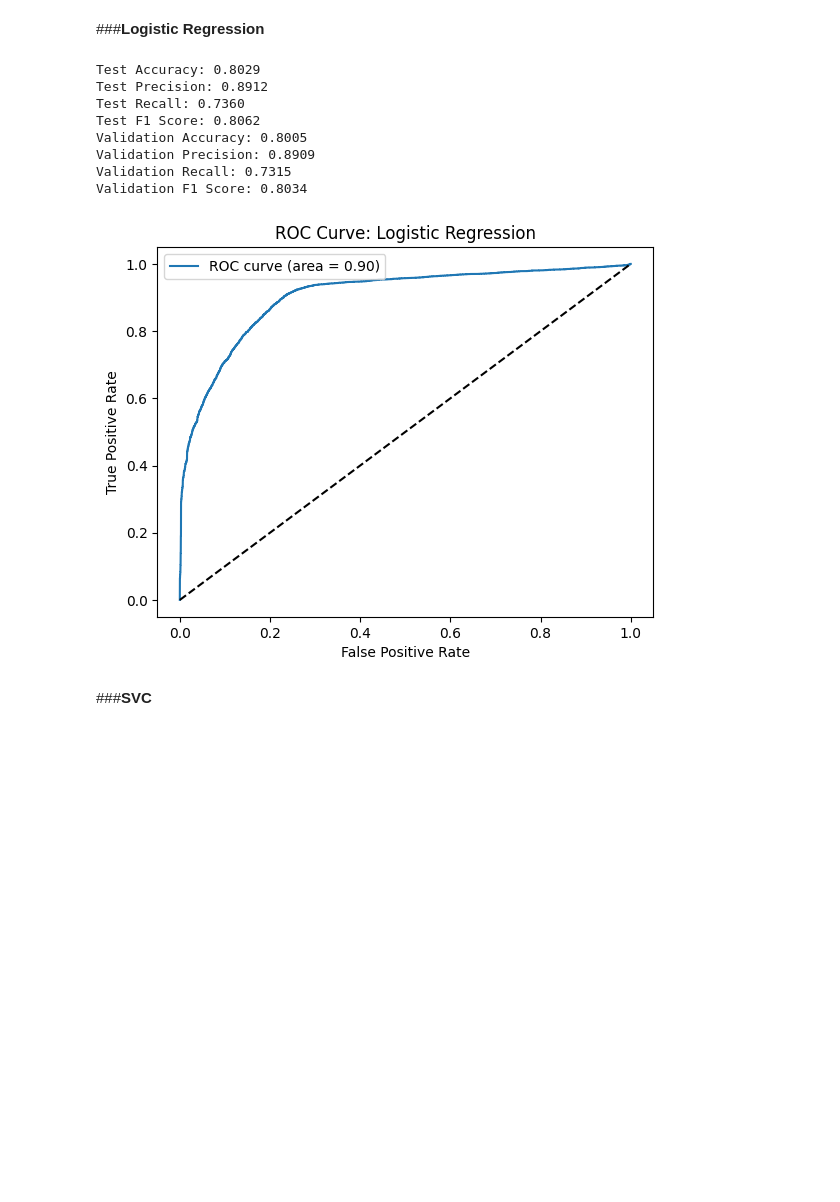
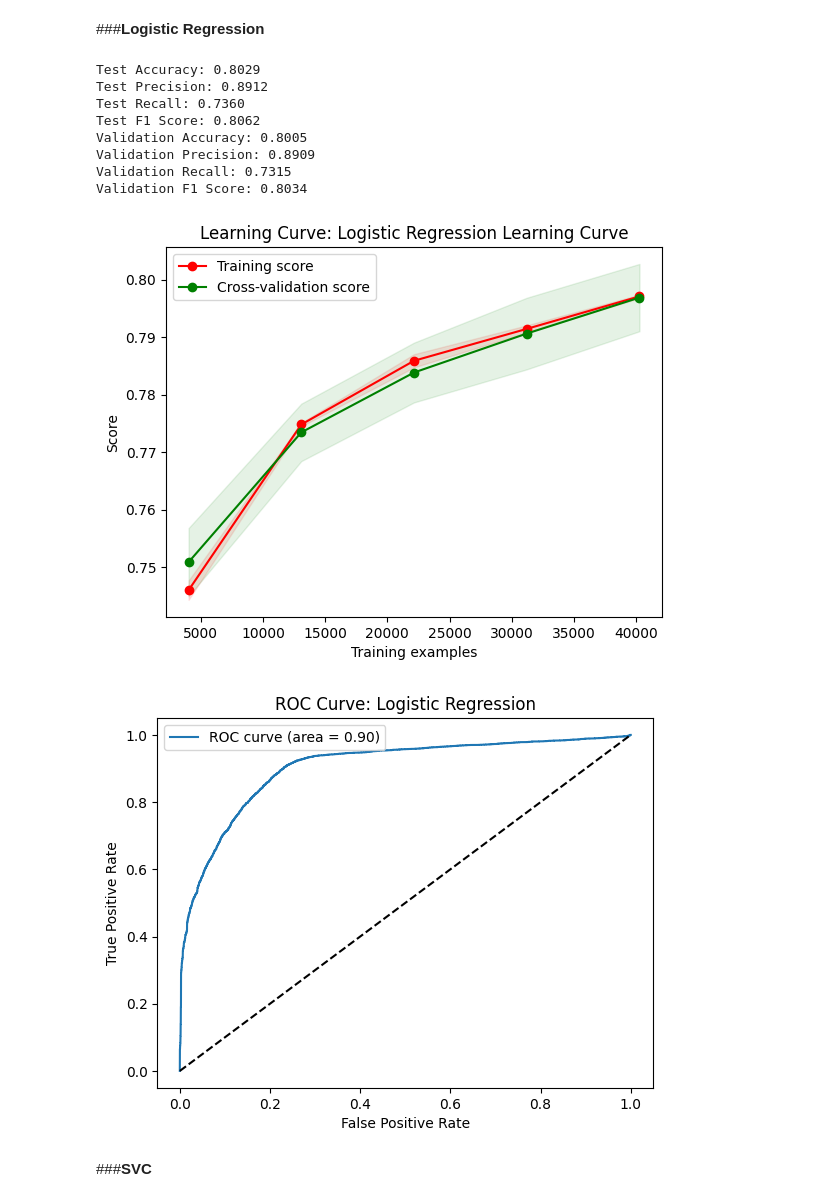
Before and after one commit to bgozlinski/internet-service-data, a Jupyter notebook: analysis.ipynb, the cells around one changed output. Saved outputs shown, nothing was run; the diff lists cells and outputs as text; code cells hidden in the pictures; blank space fills up the shorter version.

```diff
--- a/analysis.ipynb
+++ b/analysis.ipynb
@@ -692,26 +692,27 @@ X_val, X_test, y_val, y_test = train_test_split(X_temp, y_temp, test_size=0.5, r
 # %%
 logistic_regression_model = LogisticRegression(solver='liblinear', random_state=42)
 logistic_regression_model.fit(X_train, y_train)
 
 y_prob = logistic_regression_model.predict_proba(X_val)[:,1]
 
 evaluate_model(logistic_regression_model, X_test, y_test)
 
 # Plot learning curves for Logistic Regression model
-#plot_learning_curve_sklearn(logistic_regression_model, X_train, y_train, "Logistic Regression Learning Curve")
+plot_learning_curve_sklearn(logistic_regression_model, X_train, y_train, "Logistic Regression Learning Curve")
 
 # Plot ROC curve for Logistic Regression model
 plot_roc_curve(y_val, y_prob, 'Logistic Regression')
 # %% [output]
 Test Accuracy: 0.8029
 Test Precision: 0.8912
 Test Recall: 0.7360
 Test F1 Score: 0.8062
 Validation Accuracy: 0.8005
 Validation Precision: 0.8909
 Validation Recall: 0.7315
 Validation F1 Score: 0.8034
-[figure, old version]
+[figure, new version]
+[figure, added]
 # %% [markdown]
 ###**SVC**
 # %%
```
Also changed, not shown: parts of 7 cells of this notebook.
